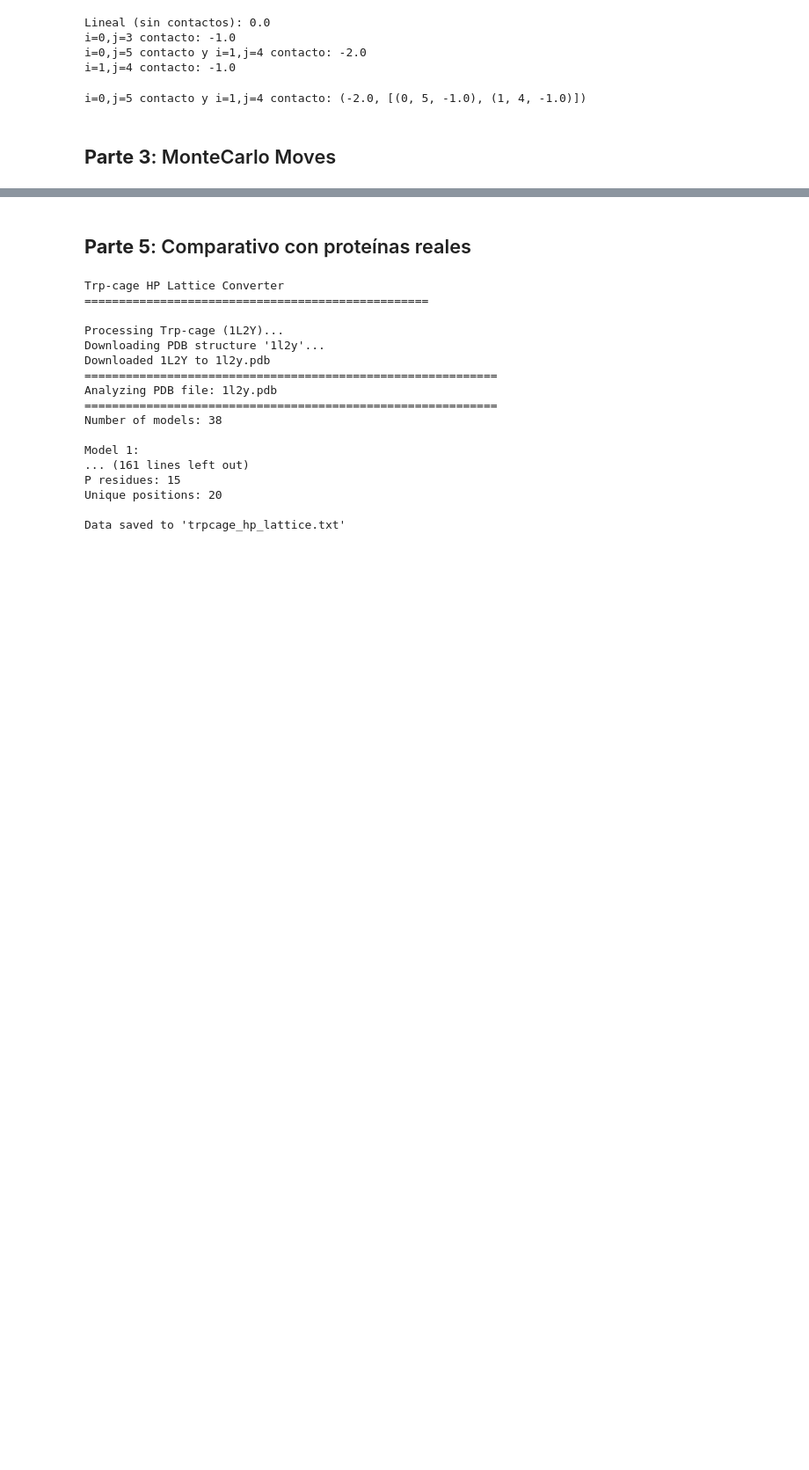
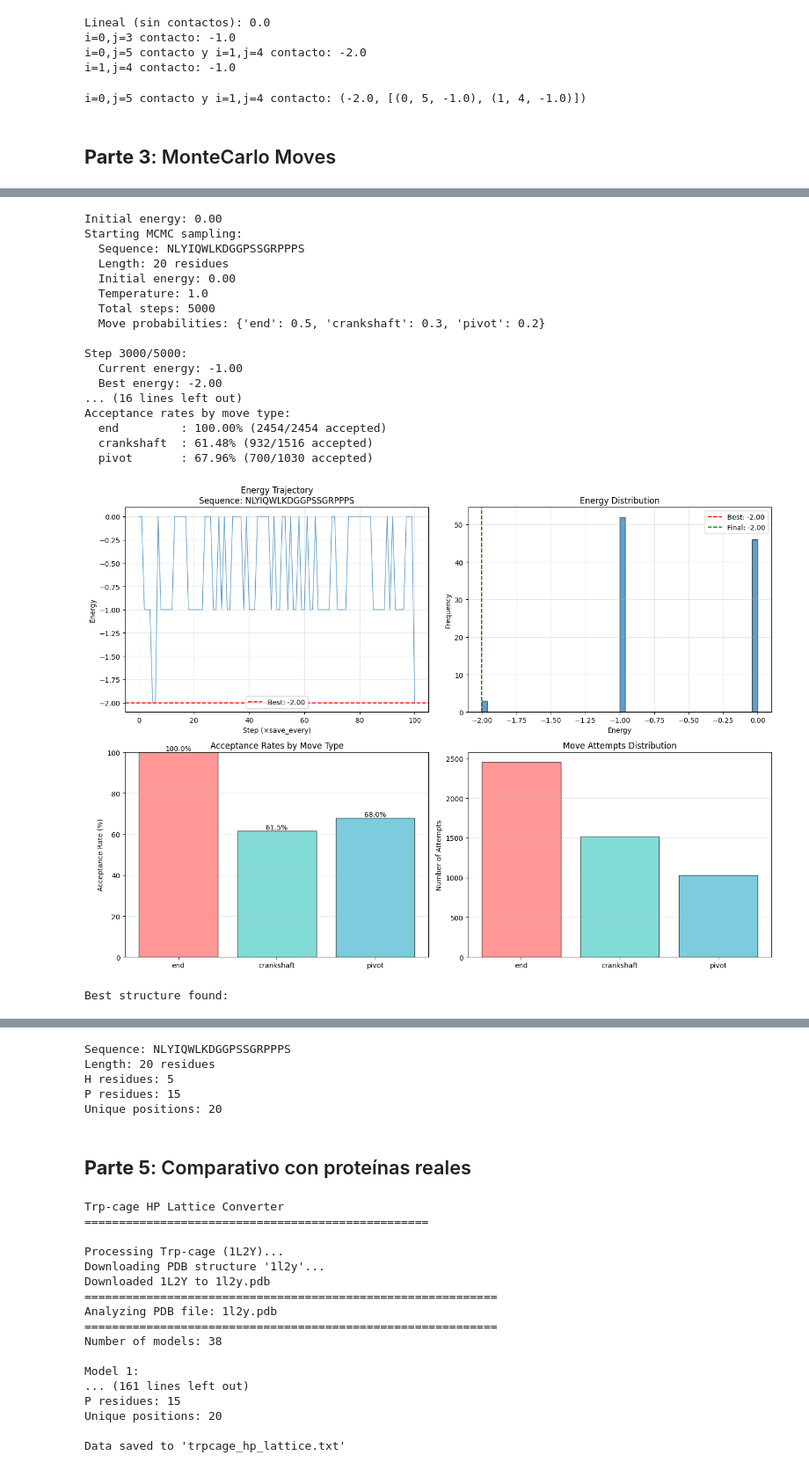
Before and after one commit to jnardosp/foldwalker, a Jupyter notebook: hp_model_mcmc.ipynb, the cells around one changed output, grey strips where cells are left out. Shown: that part at 88% size. Cells and saved outputs as stored; diff of their text form; code cells hidden in the pictures; blank space fills up the shorter version.

```diff
--- a/hp_model_mcmc.ipynb
+++ b/hp_model_mcmc.ipynb
@@ -894,0 +898,44 @@ Unique positions: 162
+# %%
+# Trp-cage
+test_sequence = "NLYIQWLKDGGPSSGRPPPS"
+coords, hp_types = generate_linear_chain(test_sequence)
+
+print(f"Initial energy: {energy_hp(coords, hp_types):.2f}")
+
+# Run MCMC sampling
+results = mcmc_sampling(
+    sequence=test_sequence,
+    initial_coords=coords,
+    hp_types=hp_types,
+    n_steps=5000,
+    temperature=1.0,
+    save_every=50,
+    verbose=True
+)
+
+# Plot results
+plot_mcmc_results(results, test_sequence)
+
+# Visualize best structure
+print(f"\nBest structure found:")
+plot_hp_lattice_3d(test_sequence, results['best_coords'], hp_types)
+# %% [output]
+Initial energy: 0.00
+Starting MCMC sampling:
+  Sequence: NLYIQWLKDGGPSSGRPPPS
+  Length: 20 residues
+  Initial energy: 0.00
+  Temperature: 1.0
+  Total steps: 5000
+  Move probabilities: {'end': 0.5, 'crankshaft': 0.3, 'pivot': 0.2}
+
+Step 3000/5000:
+  Current energy: -1.00
+  Best energy: -2.00
+... (16 lines left out)
+Acceptance rates by move type:
+  end         : 100.00% (2454/2454 accepted)
+  crankshaft  : 61.48% (932/1516 accepted)
+  pivot       : 67.96% (700/1030 accepted)
+[figure, added]
+Best structure found:
@@ -894,0 +943,5 @@ Unique positions: 162
+Sequence: NLYIQWLKDGGPSSGRPPPS
+Length: 20 residues
+H residues: 5
+P residues: 15
+Unique positions: 20
```
Also changed, not shown: parts of 11 cells of this notebook.
